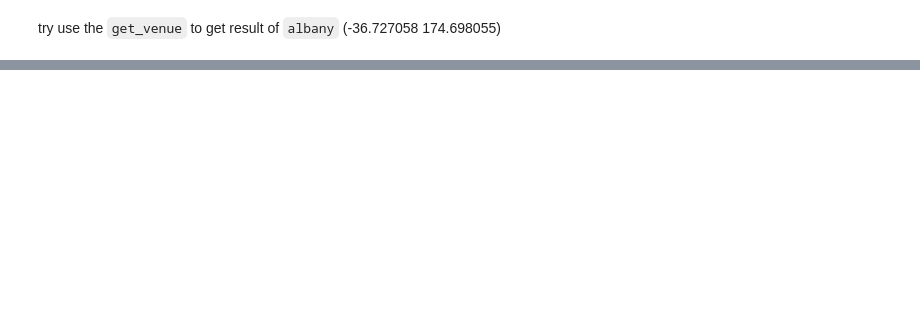
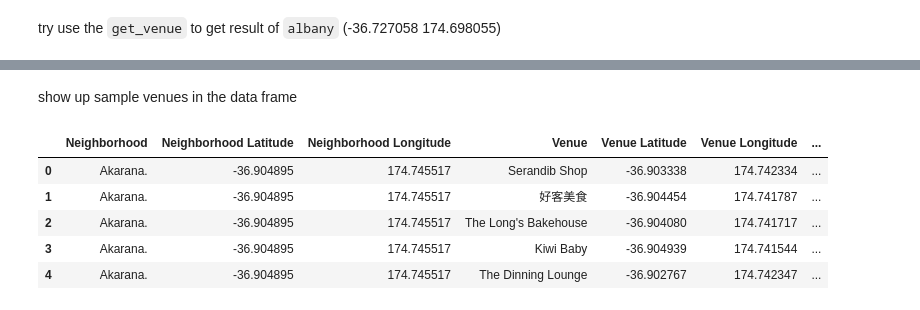
Before and after one commit to tim-hub/Coursera_Capstone, a Jupyter notebook: week5-notebook.ipynb, the cells around one changed output, grey strips where cells are left out. Drawn from its saved outputs; the diff is of its cells as text; code cells hidden in the pictures; blank space fills up the shorter version.

```diff
--- a/week5-notebook.ipynb
+++ b/week5-notebook.ipynb
@@ -425,0 +441,11 @@ get_venue(albany_lat_lng[0], albany_lat_lng[1], 500, 100)
+# %% [markdown]
+show up sample venues in the data frame
+# %%
+all_venues.head()
+# %% [output]
+|  | Neighborhood | Neighborhood Latitude | Neighborhood Longitude | Venue | Venue Latitude | Venue Longitude | ... |
+| 0 | Akarana. | -36.904895 | 174.745517 | Serandib Shop | -36.903338 | 174.742334 | ... |
+| 1 | Akarana. | -36.904895 | 174.745517 | 好客美食 | -36.904454 | 174.741787 | ... |
+| 2 | Akarana. | -36.904895 | 174.745517 | The Long's Bakehouse | -36.904080 | 174.741717 | ... |
+| 3 | Akarana. | -36.904895 | 174.745517 | Kiwi Baby | -36.904939 | 174.741544 | ... |
+| 4 | Akarana. | -36.904895 | 174.745517 | The Dinning Lounge | -36.902767 | 174.742347 | ... |
```
Also changed, not shown: parts of 21 cells of this notebook, 2 other files.
